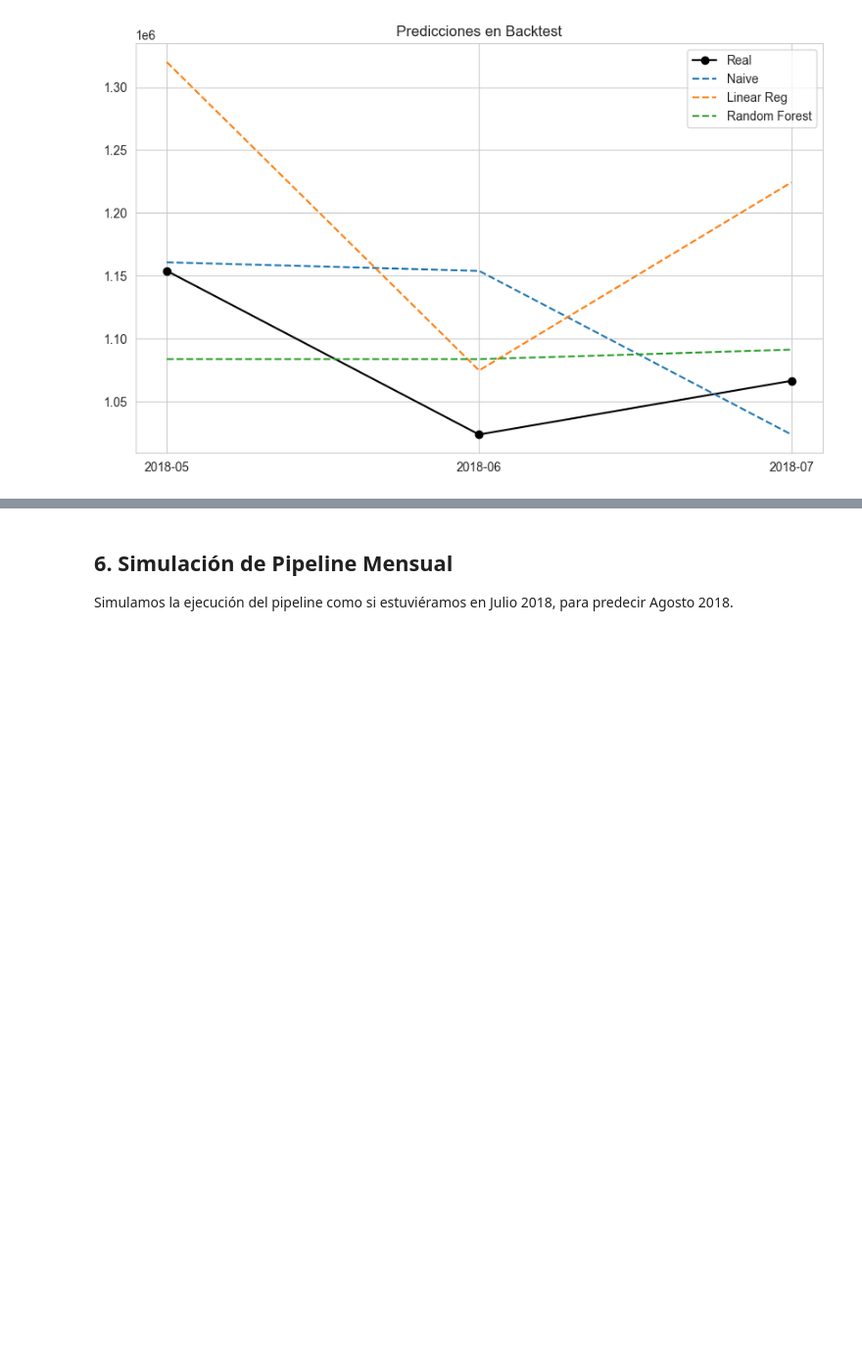
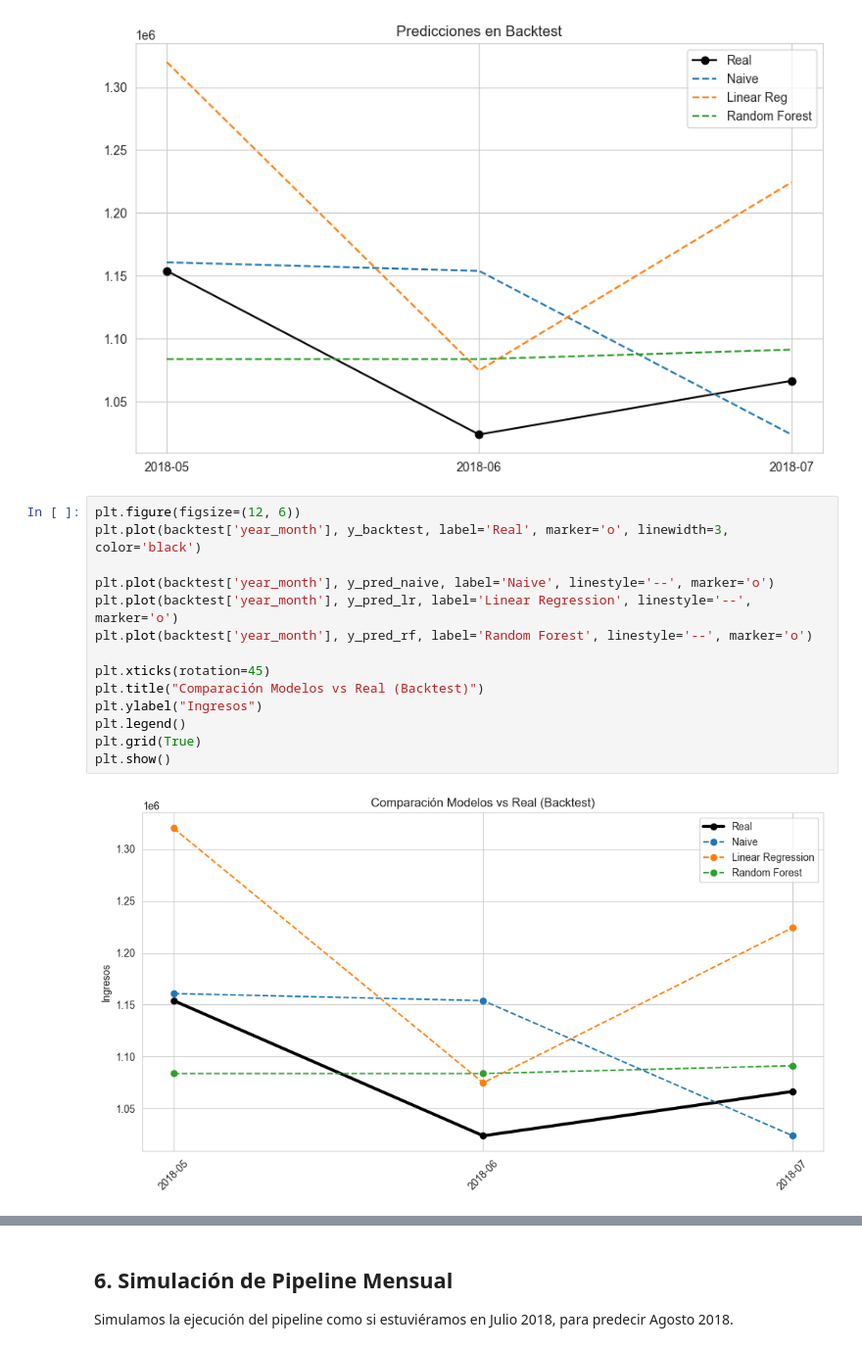
Before and after one commit to paukiss/MIADAS13, a Jupyter notebook: notebook/sprint2_pipeline_final.ipynb, the cells around one changed output, grey strips where cells are left out. Shown: that part at 98% size. Cells and saved outputs as stored; diff of their text form; blank space fills up the shorter version.

```diff
--- a/notebook/sprint2_pipeline_final.ipynb
+++ b/notebook/sprint2_pipeline_final.ipynb
@@ -185,3 +185,19 @@ Resultados en Backtest (2018-05 a 2018-07):
 | Linear Regression | 124864.584199 | 135409.572429 | 11.380835 | 124864.584199 |
 | Random Forest | 51615.800000 | 55158.153146 | 4.751273 | 4814.041333 |
 [figure]
+# %%
+plt.figure(figsize=(12, 6))
+plt.plot(backtest['year_month'], y_backtest, label='Real', marker='o', linewidth=3, color='black')
+
+plt.plot(backtest['year_month'], y_pred_naive, label='Naive', linestyle='--', marker='o')
+plt.plot(backtest['year_month'], y_pred_lr, label='Linear Regression', linestyle='--', marker='o')
+plt.plot(backtest['year_month'], y_pred_rf, label='Random Forest', linestyle='--', marker='o')
+
+plt.xticks(rotation=45)
+plt.title("Comparación Modelos vs Real (Backtest)")
+plt.ylabel("Ingresos")
+plt.legend()
+plt.grid(True)
+plt.show()
+# %% [output]
+[figure, added]
```
Also changed, not shown: parts of 1 cell of this notebook, 1 other file.
